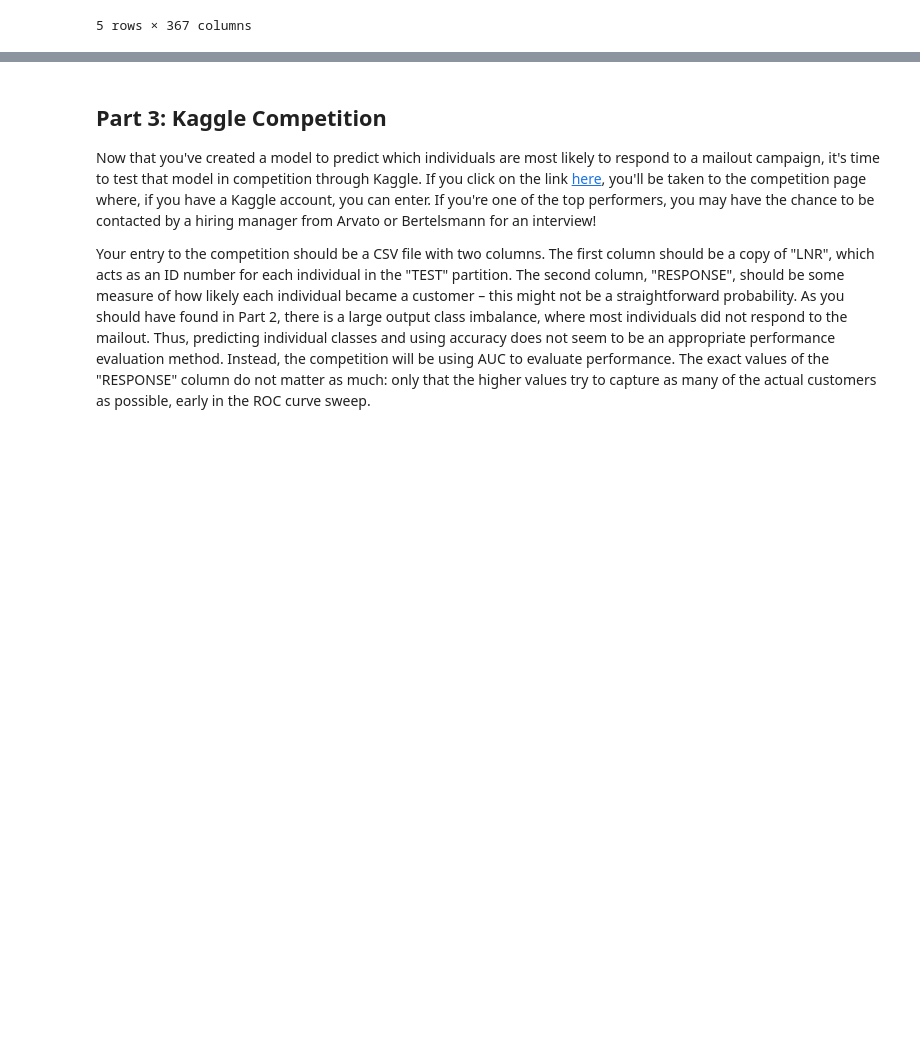
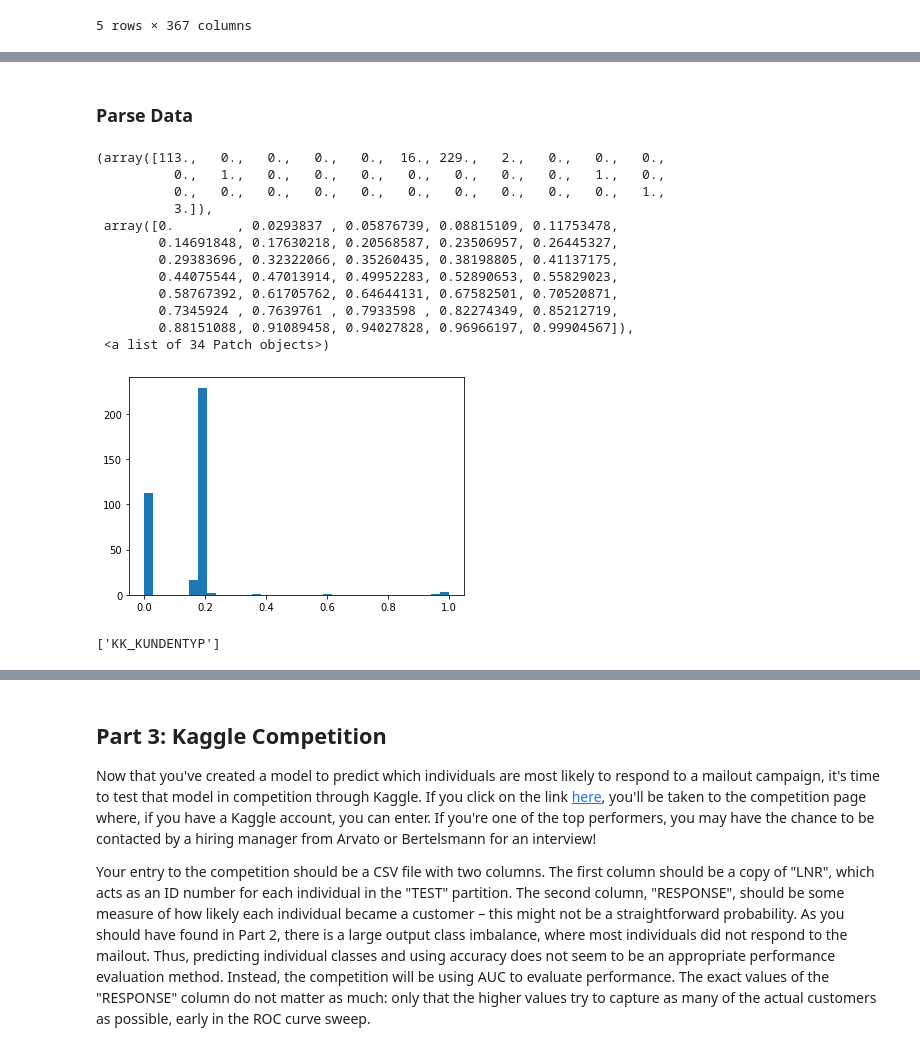
Before and after one commit to helloxms/Capstone-project-Arvato, a Jupyter notebook: Arvato Project Workbook.ipynb, the cells around one changed output, grey strips where cells are left out. Saved outputs shown, nothing was run; the diff lists cells and outputs as text; code cells hidden in the pictures; blank space fills up the shorter version.

Commit message:
feat:add part 2,supervised learning model

```diff
--- a/Arvato Project Workbook.ipynb
+++ b/Arvato Project Workbook.ipynb
@@ -965,0 +977,38 @@ mailout_train['RESPONSE'].vlaues
+# %% [markdown]
+### Parse Data
+# %%
+# prepare data
+response = mailout_train['RESPONSE']
+mailout_train.drop(labels=['RESPONSE'], axis=1, inplace=True)
+not_described_feature = ['VHA', 'VK_ZG11', 'VERDICHTUNGSRAUM',  'CJT_KATALOGNUTZER', 'ALTER_KIND1', 'KOMBIALTER',
+                       'EXTSEL992', 'LNR',  'UMFELD_JUNG', 'VHN', 'AKT_DAT_KL', 'VK_DISTANZ', 'RT_SCHNAEPPCHEN',
+                       'ALTER_KIND3',  'RT_KEIN_ANREIZ', 'RT_UEBERGROESSE',  'UMFELD_ALT', 'STRUKTURTYP',
+                       'D19_KONSUMTYP_MAX', 'ALTER_KIND4', 'ALTER_KIND2', 'EINGEFUEGT_AM',  'D19_LETZTER_KAUF_BRANCHE',
+                       'VK_DHT4A', 'FIRMENDICHTE', 'GEMEINDETYP']
+# %%
+# pare missing values
+missing_per_column = mailout_train.isnull().mean()
+plt.hist(missing_per_column, bins=34)
+# %% [output]
+(array([113.,   0.,   0.,   0.,   0.,  16., 229.,   2.,   0.,   0.,   0.,
+          0.,   1.,   0.,   0.,   0.,   0.,   0.,   0.,   0.,   1.,   0.,
+          0.,   0.,   0.,   0.,   0.,   0.,   0.,   0.,   0.,   0.,   1.,
+          3.]),
+ array([0.        , 0.0293837 , 0.05876739, 0.08815109, 0.11753478,
+        0.14691848, 0.17630218, 0.20568587, 0.23506957, 0.26445327,
+        0.29383696, 0.32322066, 0.35260435, 0.38198805, 0.41137175,
+        0.44075544, 0.47013914, 0.49952283, 0.52890653, 0.55829023,
+        0.58767392, 0.61705762, 0.64644131, 0.67582501, 0.70520871,
+        0.7345924 , 0.7639761 , 0.7933598 , 0.82274349, 0.85212719,
+        0.88151088, 0.91089458, 0.94027828, 0.96966197, 0.99904567]),
+ <a list of 34 Patch objects>)
+[figure, added]
+# %%
+# define threshold
+drop_missing_per_column = missing_per_column[missing_per_column > 0.3].index
+
+#get extra features from part 1
+drop_missing_per_column = list(set(drop_missing_per_column) - set(not_described_feature))
+drop_missing_per_column
+# %% [output]
+['KK_KUNDENTYP']
```
Also changed, not shown: parts of 14 cells of this notebook.
